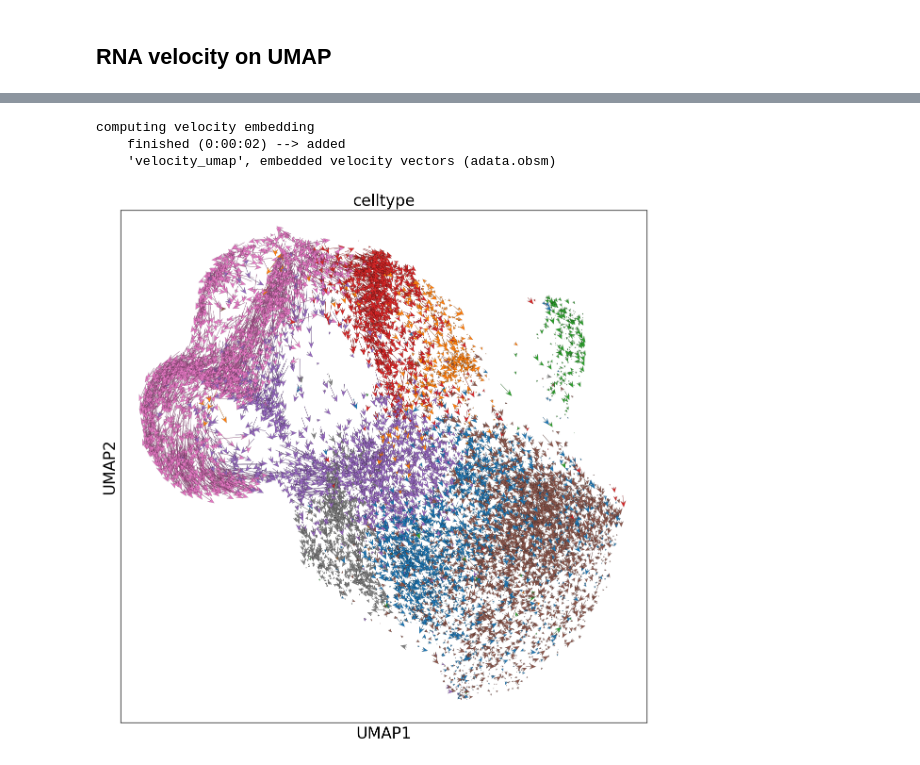
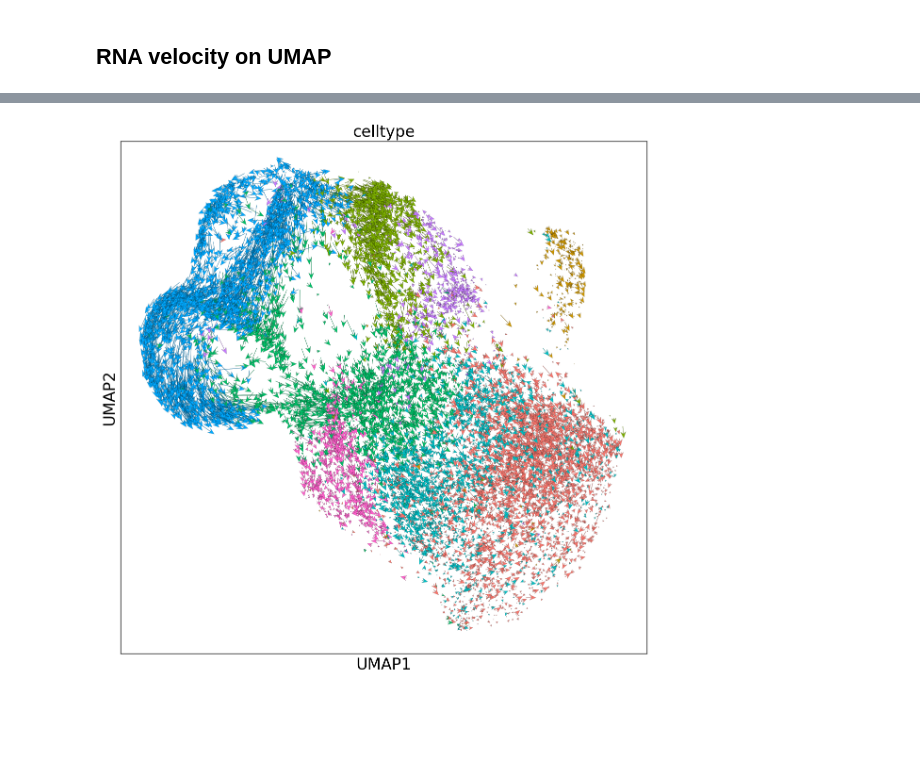
Before and after one commit to hieunguyen4193/SAlB_data_analysis, a Jupyter notebook: 08_RNA_velocity_analysis.ipynb, the cells around one changed output, grey strips where cells are left out. Saved outputs shown, nothing was run; the diff lists cells and outputs as text; code cells hidden in the pictures; blank space fills up the shorter version.

```diff
--- a/08_RNA_velocity_analysis.ipynb
+++ b/08_RNA_velocity_analysis.ipynb
@@ -130,3 +130,16 @@ computing velocity graph (using 1/28 cores)
     'velocity_graph', sparse matrix with cosine correlations (adata.uns)
 # %% [markdown]
 ## RNA velocity on UMAP
+# %%
+colordf = pd.read_csv("/home/hieunguyen/CRC1382/outdir/SAlBounny_full/20241021/data_analysis/06_output/colordf.csv", index_col = [0])
+colordf.set_index("V1", inplace = True)
+colordf =  colordf.loc[['Anergic',
+                       'Early activation/Trm',
+                       'IFN_1',
+                       'Intermediate',
+                       'Late activation',
+                       'Naive/Tcm',
+                       'Proliferation',
+                       'Tregs']]
+
+colors = colordf["color"].to_list()
@@ -133,18 +157,14 @@ computing velocity graph (using 1/28 cores)
 # %%
-
-
 scv.pl.velocity_embedding(merge_data,
                           dpi=120,
                           arrow_size=2,
                           arrow_length=10,
                           basis = "X_umap",
                           color="celltype",
                          figsize = (12, 12),
                          fontsize=20,
                          legend_fontsize=40,
+                         palette = colors,
                          frameon=True)
 # %% [output]
-computing velocity embedding
-    finished (0:00:02) --> added
-    'velocity_umap', embedded velocity vectors (adata.obsm)
-[figure, old version]
+[figure, new version]
```
Also changed, not shown: parts of 3 cells of this notebook, 2 other files.
